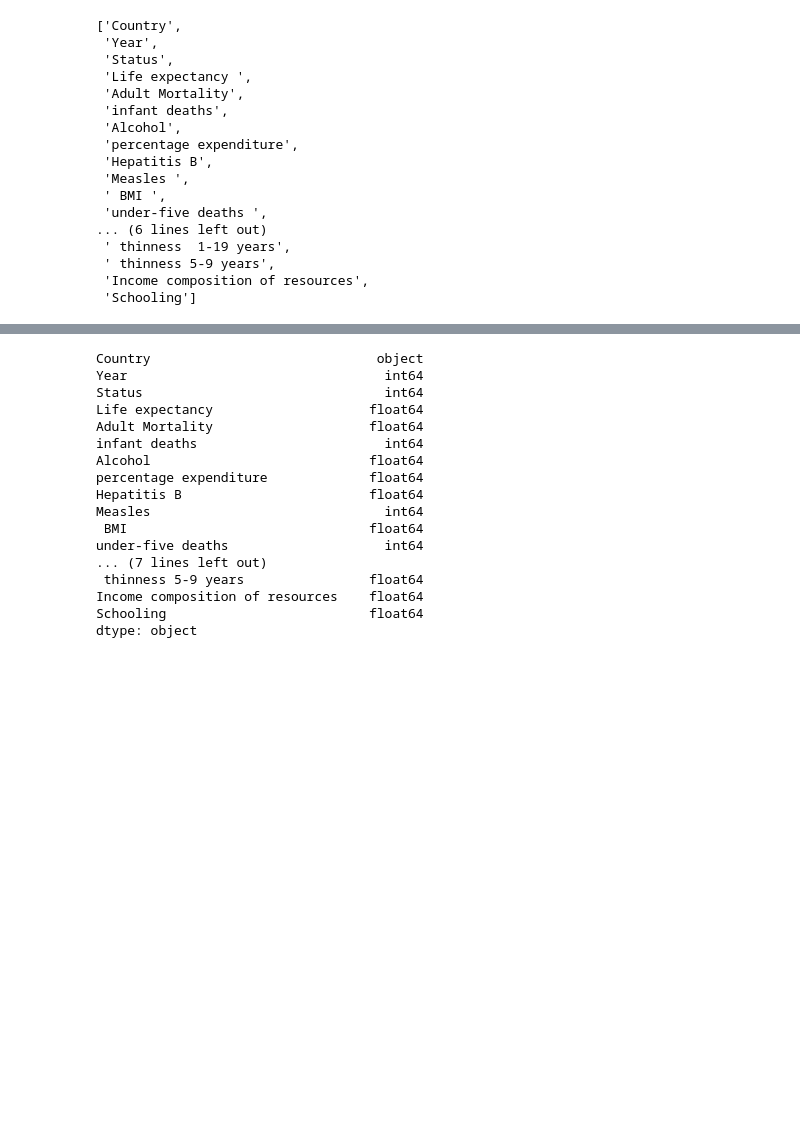
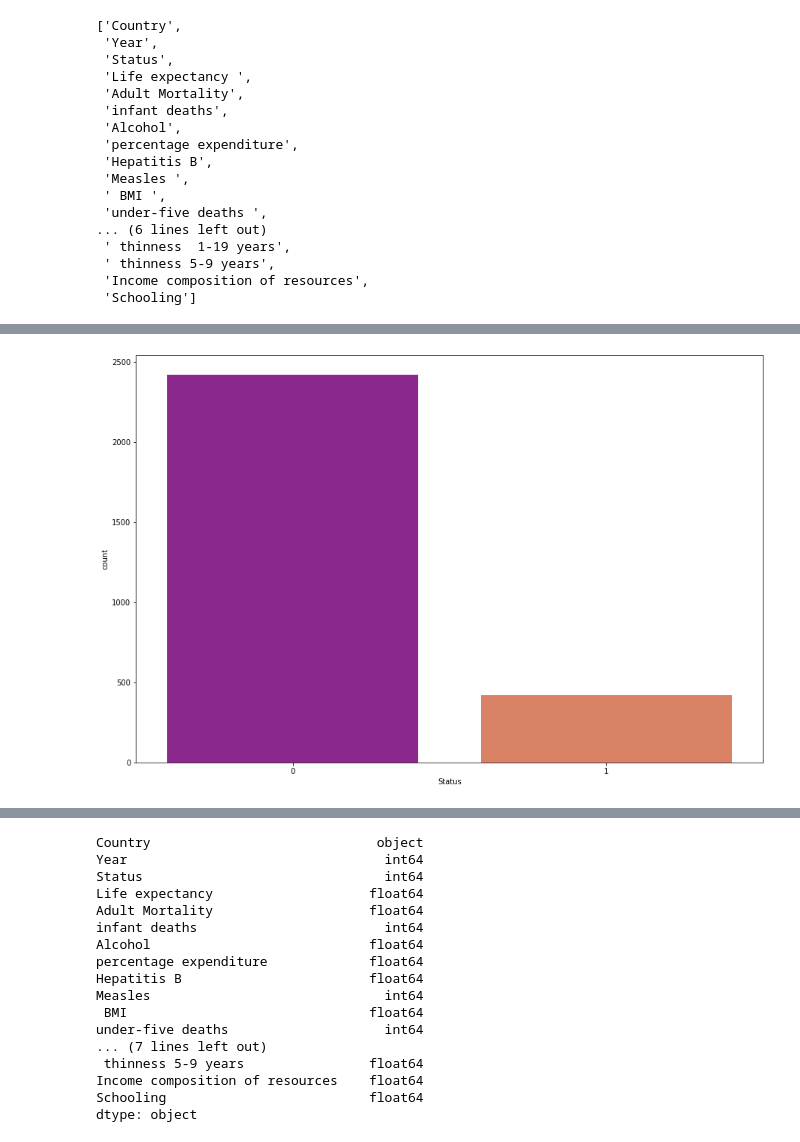
Before and after one commit to Omar-Gebal/Diamonds-Statistical-Analysis-Regression-Classification, a Jupyter notebook: notebook.ipynb, the cells around one changed output, grey strips where cells are left out. Cells and saved outputs as stored; diff of their text form; code cells hidden in the pictures; blank space fills up the shorter version.

```diff
--- a/notebook.ipynb
+++ b/notebook.ipynb
@@ -250,0 +228,7 @@ data.fillna(data.mean())
+# %%
+#Seaborn count plot for status.
+plt.figure(figsize=(15, 10))
+sns.countplot(data['Status'], palette="plasma")
+plt.show()
+# %% [output]
+[figure, added]
```
Also changed, not shown: parts of 34 cells of this notebook.
